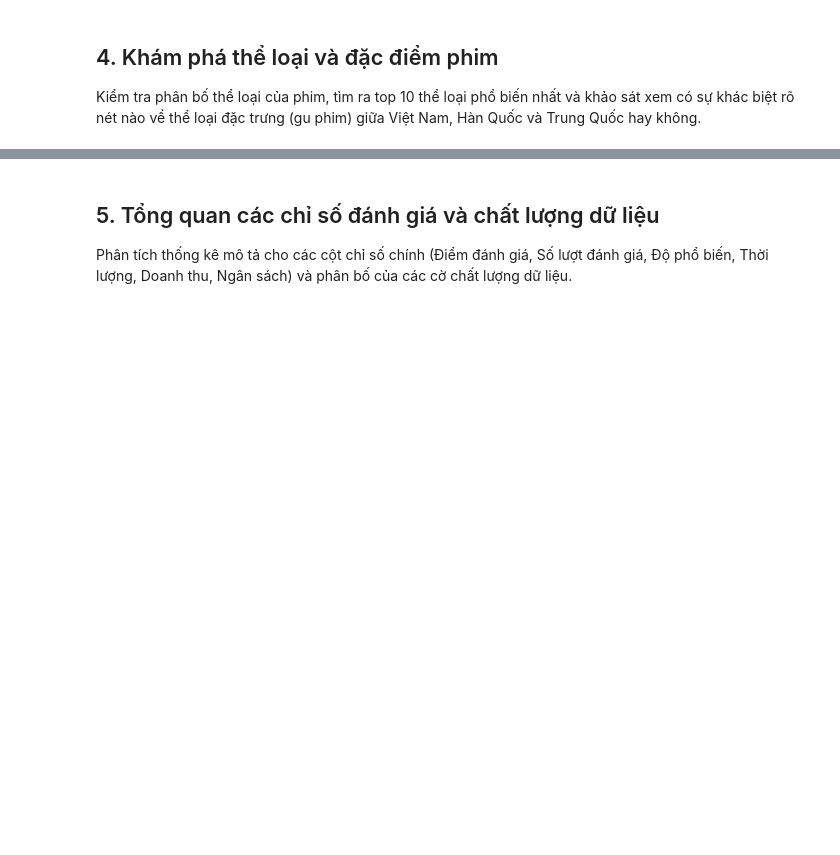
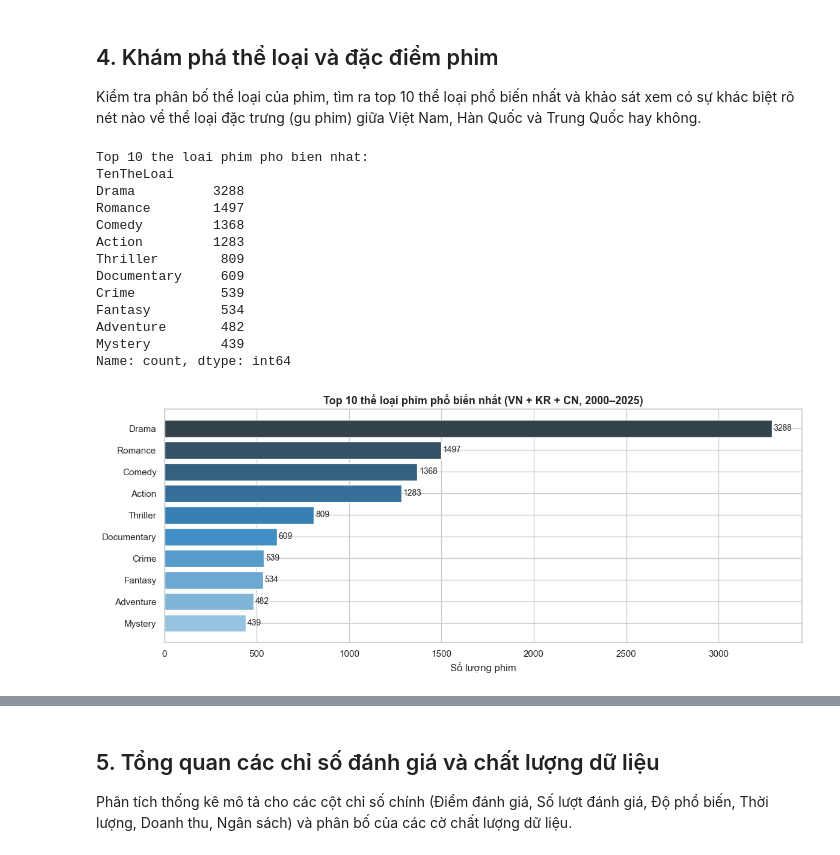
Before and after one commit to TrucHang676/Lab03-TMDB-PowerBI, a Jupyter notebook: notebooks/eda.ipynb, the cells around one changed output, grey strips where cells are left out. Saved outputs shown, nothing was run; the diff lists cells and outputs as text; code cells hidden in the pictures; blank space fills up the shorter version.

```diff
--- a/notebooks/eda.ipynb
+++ b/notebooks/eda.ipynb
@@ -126,0 +283,37 @@ print(df_the_loai["TenTheLoai"].value_counts().head(10))
+# %%
+# Ket noi cac bang de nghien cuu the loai phim
+df_the_loai = bridge_tl.merge(dim_tl, on="MaTheLoai")
+df_phim_tl = df_the_loai.merge(dim_phim, on="MaPhim")
+
+# Top 10 the loai pho bien nhat
+print("Top 10 the loai phim pho bien nhat:")
+tl_counts = df_the_loai["TenTheLoai"].value_counts()
+print(tl_counts.head(10))
+
+# Bieu do 3: Horizontal bar top 10
+fig, ax = plt.subplots(figsize=(12, 5))
+top10 = tl_counts.head(10)
+bars = ax.barh(top10.index[::-1], top10.values[::-1],
+               color=sns.color_palette("Blues_d", 10), edgecolor="white")
+ax.set_title("Top 10 thể loại phim phổ biến nhất (VN + KR + CN, 2000–2025)", fontsize=13, fontweight="bold")
+ax.set_xlabel("Số lượng phim")
+for bar, val in zip(bars, top10.values[::-1]):
+    ax.text(bar.get_width() + 10, bar.get_y() + bar.get_height()/2, str(val), va="center", fontsize=10)
+plt.tight_layout()
+plt.savefig("bieu_do_03_top10_the_loai.png", dpi=120, bbox_inches="tight")
+plt.show()
+# %% [output]
+Top 10 the loai phim pho bien nhat:
+TenTheLoai
+Drama          3288
+Romance        1497
+Comedy         1368
+Action         1283
+Thriller        809
+Documentary     609
+Crime           539
+Fantasy         534
+Adventure       482
+Mystery         439
+Name: count, dtype: int64
+[figure, added]
```
Also changed, not shown: parts of 16 cells of this notebook.
